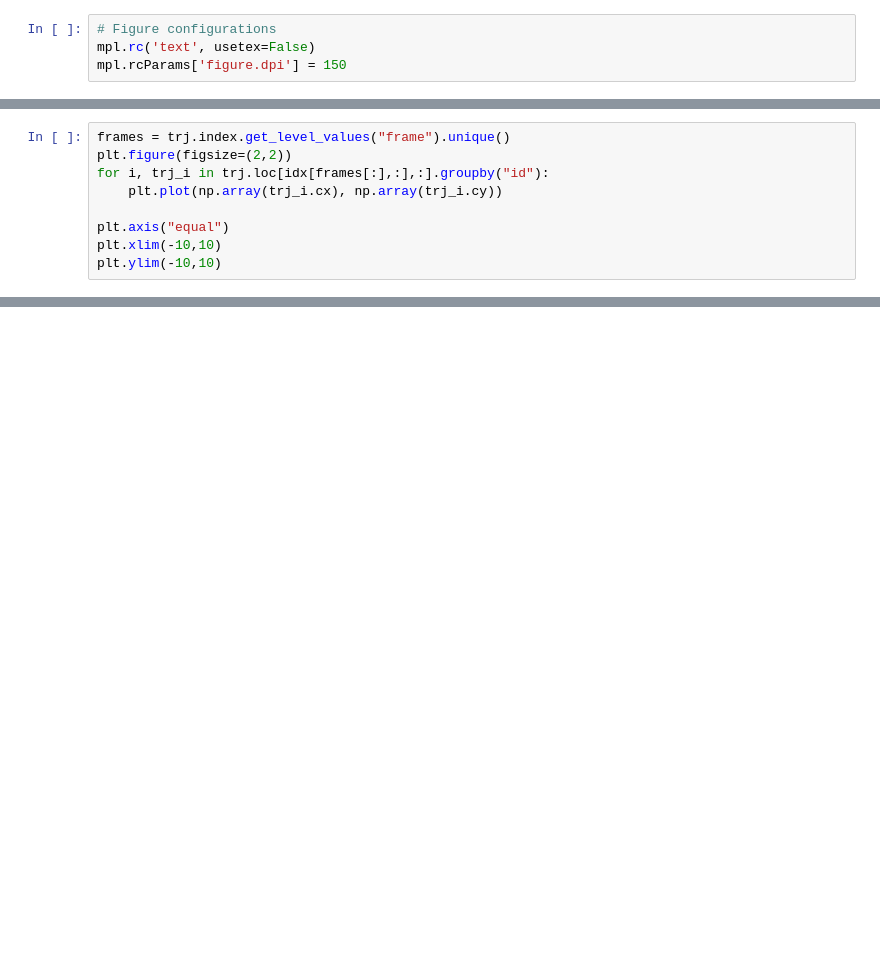
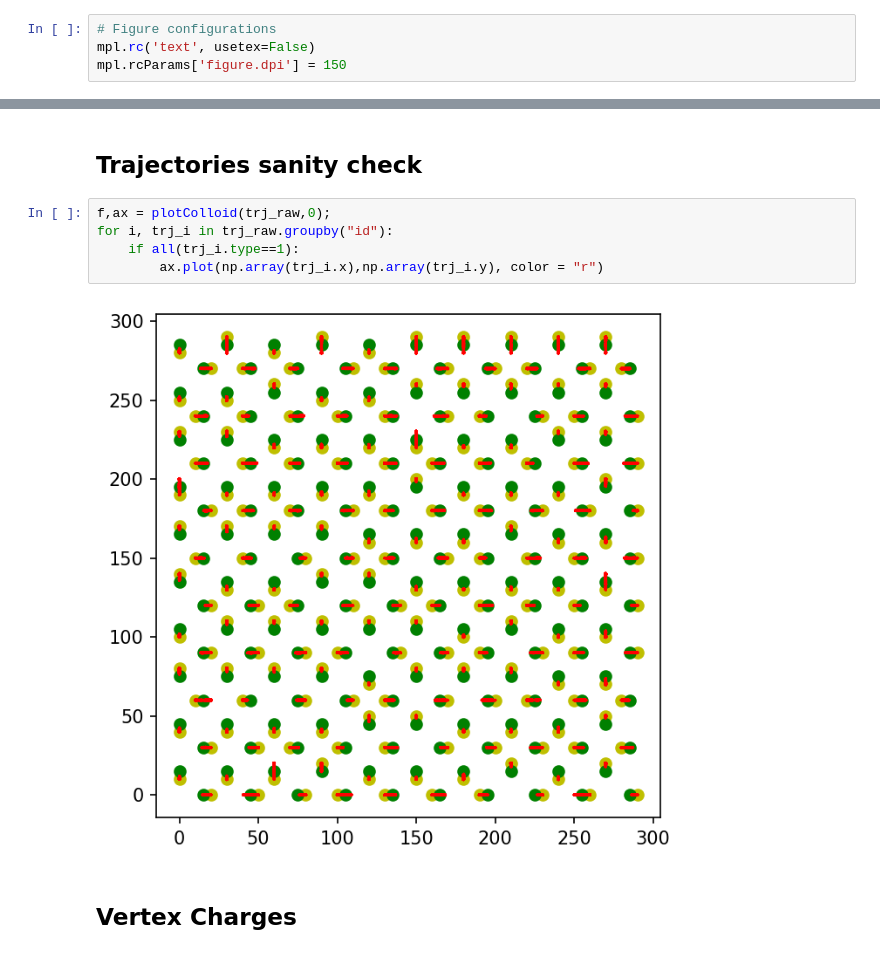
Before and after one commit to leogabac/rotBField, a Jupyter notebook: scripts/int_simulation.ipynb, the cells around one changed output, grey strips where cells are left out. Drawn from its saved outputs; the diff is of its cells as text; blank space fills up the shorter version.

Commit message:
Test 3 Painted Frames

```diff
--- a/scripts/int_simulation.ipynb
+++ b/scripts/int_simulation.ipynb
@@ -114,9 +119,0 @@ Saved centered trj
-# %%
-frames = trj.index.get_level_values("frame").unique()
-plt.figure(figsize=(2,2))
-for i, trj_i in trj.loc[idx[frames[:],:],:].groupby("id"):
-    plt.plot(np.array(trj_i.cx), np.array(trj_i.cy))
-
-plt.axis("equal")
-plt.xlim(-10,10)
-plt.ylim(-10,10)
@@ -125,0 +143,11 @@ plt.ylim(-10,10)
+# %% [markdown]
+## Trajectories sanity check
+# %%
+f,ax = plotColloid(trj_raw,0);
+for i, trj_i in trj_raw.groupby("id"):
+    if all(trj_i.type==1):
+        ax.plot(np.array(trj_i.x),np.array(trj_i.y), color = "r")
+# %% [output]
+[figure, added]
+# %% [markdown]
+## Vertex Charges
```
Also changed, not shown: parts of 20 cells of this notebook, 12 other files.
